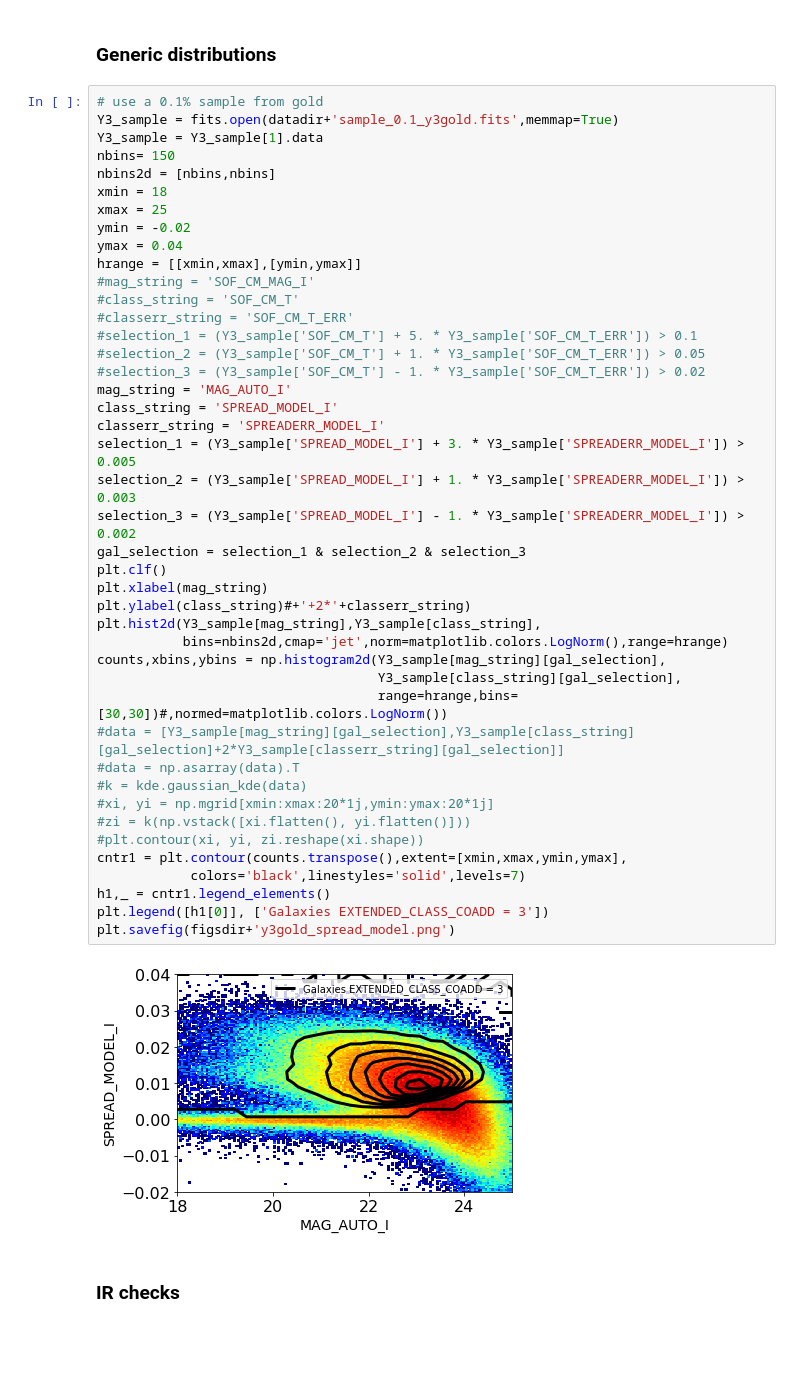
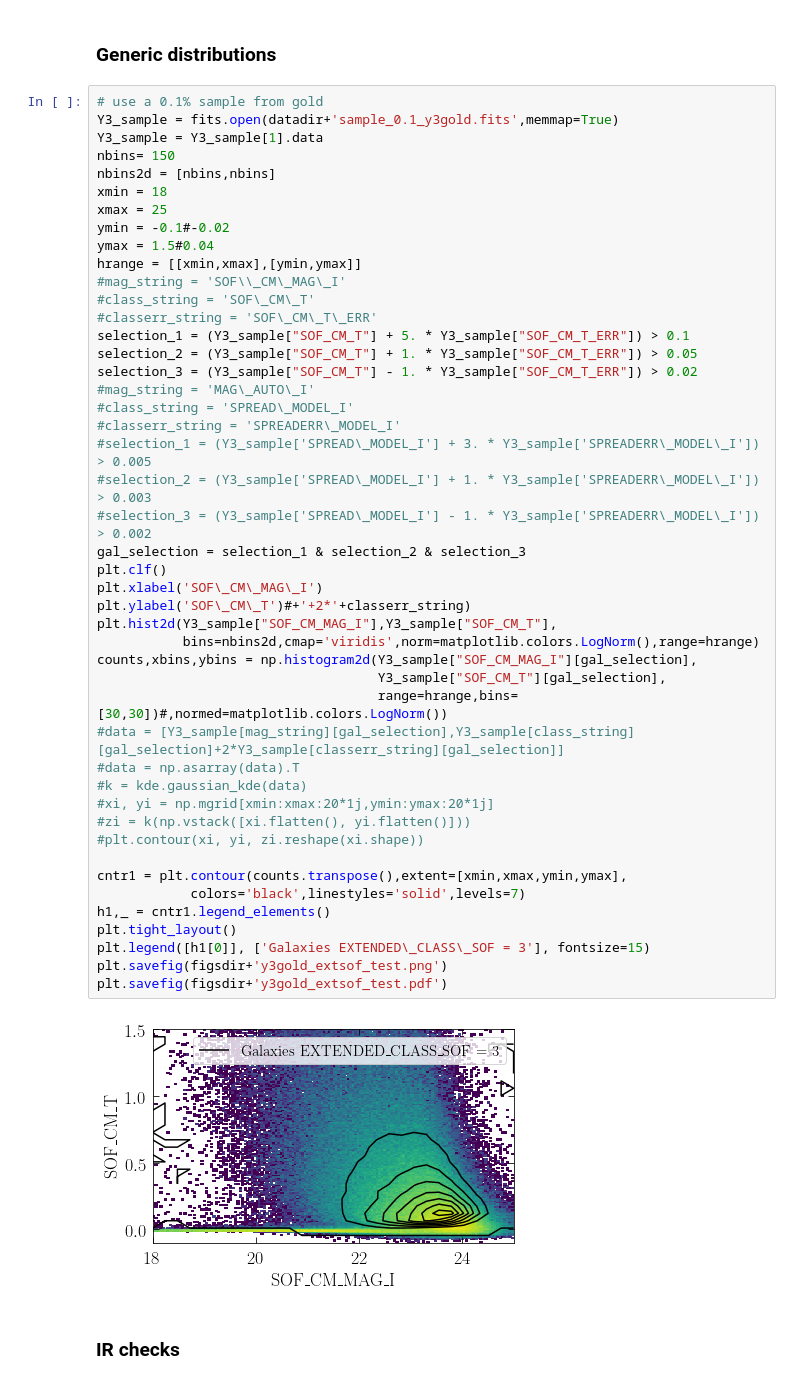
Before and after one commit to nsevilla/y3gold-paper, a Jupyter notebook: y3gold_classification.ipynb, the cells around one changed output. Drawn from its saved outputs; the diff is of its cells as text; blank space fills up the shorter version.

```diff
--- a/y3gold_classification.ipynb
+++ b/y3gold_classification.ipynb
@@ -113,48 +113,51 @@ plt.savefig(figsdir+'y3gold_star_distribution_sof_test.png',bbox_inches='tight')
 # %%
 # use a 0.1% sample from gold
 Y3_sample = fits.open(datadir+'sample_0.1_y3gold.fits',memmap=True)
 Y3_sample = Y3_sample[1].data
 nbins= 150
 nbins2d = [nbins,nbins]
 xmin = 18
 xmax = 25
-ymin = -0.02
-ymax = 0.04
+ymin = -0.1#-0.02
+ymax = 1.5#0.04
 hrange = [[xmin,xmax],[ymin,ymax]]
-#mag_string = 'SOF_CM_MAG_I'
-#class_string = 'SOF_CM_T'
-#classerr_string = 'SOF_CM_T_ERR'
-#selection_1 = (Y3_sample['SOF_CM_T'] + 5. * Y3_sample['SOF_CM_T_ERR']) > 0.1
-#selection_2 = (Y3_sample['SOF_CM_T'] + 1. * Y3_sample['SOF_CM_T_ERR']) > 0.05
-#selection_3 = (Y3_sample['SOF_CM_T'] - 1. * Y3_sample['SOF_CM_T_ERR']) > 0.02
-mag_string = 'MAG_AUTO_I'
-class_string = 'SPREAD_MODEL_I'
-classerr_string = 'SPREADERR_MODEL_I'
-selection_1 = (Y3_sample['SPREAD_MODEL_I'] + 3. * Y3_sample['SPREADERR_MODEL_I']) > 0.005
-selection_2 = (Y3_sample['SPREAD_MODEL_I'] + 1. * Y3_sample['SPREADERR_MODEL_I']) > 0.003
-selection_3 = (Y3_sample['SPREAD_MODEL_I'] - 1. * Y3_sample['SPREADERR_MODEL_I']) > 0.002
+#mag_string = 'SOF\\_CM\_MAG\_I'
+#class_string = 'SOF\_CM\_T'
+#classerr_string = 'SOF\_CM\_T\_ERR'
+selection_1 = (Y3_sample["SOF_CM_T"] + 5. * Y3_sample["SOF_CM_T_ERR"]) > 0.1
+selection_2 = (Y3_sample["SOF_CM_T"] + 1. * Y3_sample["SOF_CM_T_ERR"]) > 0.05
+selection_3 = (Y3_sample["SOF_CM_T"] - 1. * Y3_sample["SOF_CM_T_ERR"]) > 0.02
+#mag_string = 'MAG\_AUTO\_I'
+#class_string = 'SPREAD\_MODEL_I'
+#classerr_string = 'SPREADERR\_MODEL_I'
+#selection_1 = (Y3_sample['SPREAD\_MODEL_I'] + 3. * Y3_sample['SPREADERR\_MODEL\_I']) > 0.005
+#selection_2 = (Y3_sample['SPREAD\_MODEL_I'] + 1. * Y3_sample['SPREADERR\_MODEL\_I']) > 0.003
+#selection_3 = (Y3_sample['SPREAD\_MODEL_I'] - 1. * Y3_sample['SPREADERR\_MODEL\_I']) > 0.002
 gal_selection = selection_1 & selection_2 & selection_3
 plt.clf()
-plt.xlabel(mag_string)
-plt.ylabel(class_string)#+'+2*'+classerr_string)
-plt.hist2d(Y3_sample[mag_string],Y3_sample[class_string],
-           bins=nbins2d,cmap='jet',norm=matplotlib.colors.LogNorm(),range=hrange)
-counts,xbins,ybins = np.histogram2d(Y3_sample[mag_string][gal_selection],
-                                    Y3_sample[class_string][gal_selection],
+plt.xlabel('SOF\_CM\_MAG\_I')
+plt.ylabel('SOF\_CM\_T')#+'+2*'+classerr_string)
+plt.hist2d(Y3_sample["SOF_CM_MAG_I"],Y3_sample["SOF_CM_T"],
+           bins=nbins2d,cmap='viridis',norm=matplotlib.colors.LogNorm(),range=hrange)
+counts,xbins,ybins = np.histogram2d(Y3_sample["SOF_CM_MAG_I"][gal_selection],
+                                    Y3_sample["SOF_CM_T"][gal_selection],
                                     range=hrange,bins=[30,30])#,normed=matplotlib.colors.LogNorm())
 #data = [Y3_sample[mag_string][gal_selection],Y3_sample[class_string][gal_selection]+2*Y3_sample[classerr_string][gal_selection]]
 #data = np.asarray(data).T
 #k = kde.gaussian_kde(data)
 #xi, yi = np.mgrid[xmin:xmax:20*1j,ymin:ymax:20*1j]
 #zi = k(np.vstack([xi.flatten(), yi.flatten()]))
 #plt.contour(xi, yi, zi.reshape(xi.shape))
+
 cntr1 = plt.contour(counts.transpose(),extent=[xmin,xmax,ymin,ymax],
             colors='black',linestyles='solid',levels=7)
 h1,_ = cntr1.legend_elements()
-plt.legend([h1[0]], ['Galaxies EXTENDED_CLASS_COADD = 3'])
-plt.savefig(figsdir+'y3gold_spread_model.png')
+plt.tight_layout()
+plt.legend([h1[0]], ['Galaxies EXTENDED\_CLASS\_SOF = 3'], fontsize=15)
+plt.savefig(figsdir+'y3gold_extsof_test.png')
+plt.savefig(figsdir+'y3gold_extsof_test.pdf')
 # %% [output]
-[figure, old version]
+[figure, new version]
 # %% [markdown]
 ### IR checks
 # %%
```
Also changed, not shown: parts of 3 cells of this notebook.
